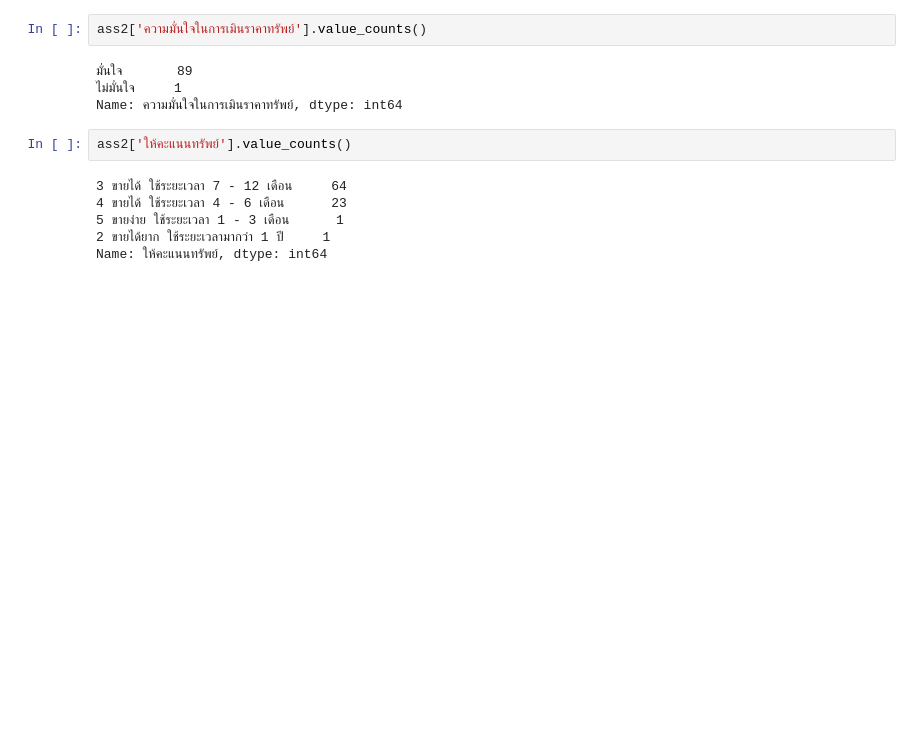
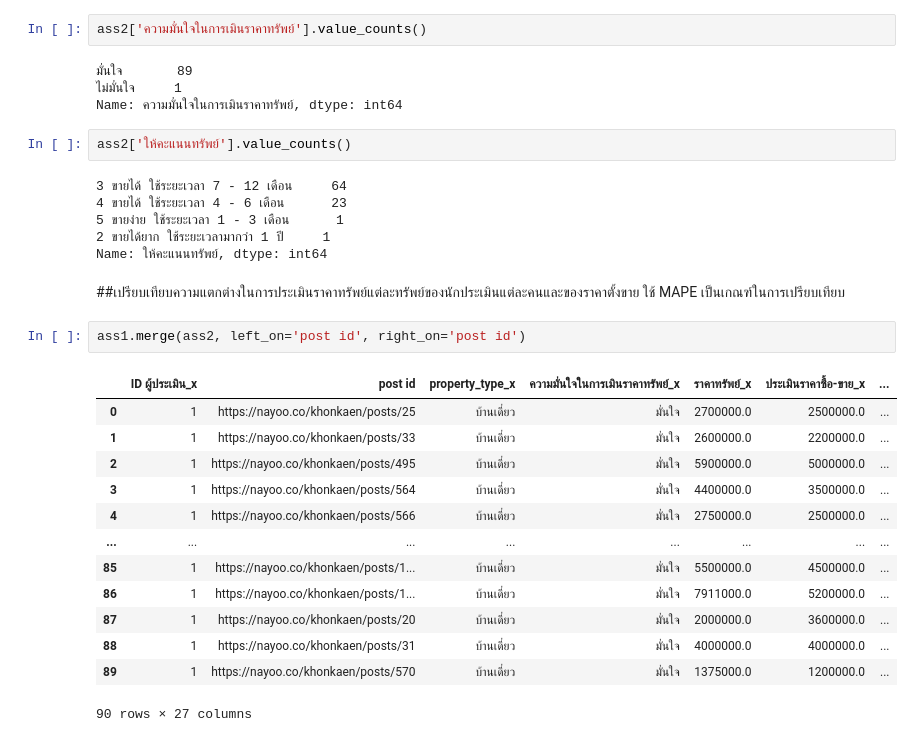
Before and after one commit to chutimaq/bsc_dpdm22, a Jupyter notebook: [dataprep1]_property_estimator.ipynb, the cells around one changed output. Cells and saved outputs as stored; diff of their text form; blank space fills up the shorter version.

```diff
--- a/[dataprep1]_property_estimator.ipynb
+++ b/[dataprep1]_property_estimator.ipynb
@@ -83,3 +83,21 @@ ass2['ให้คะแนนทรัพย์'].value_counts()
 5 ขายง่าย ใช้ระยะเวลา 1 - 3 เดือน      1
 2 ขายได้ยาก ใช้ระยะเวลามากว่า 1 ปี     1
 Name: ให้คะแนนทรัพย์, dtype: int64
+# %% [markdown]
+##เปรียบเทียบความแตกต่างในการประเมินราคาทรัพย์แต่ละทรัพย์ของนักประเมินแต่ละคนและของราคาตั้งขาย ใช้ MAPE เป็นเกณฑ์ในการเปรียบเทียบ
+# %%
+ass1.merge(ass2, left_on='post id', right_on='post id')
+# %% [output]
+|  | ID ผู้ประเมิน_x | post id | property_type_x | ความมั่นใจในการเมินราคาทรัพย์_x | ราคาทรัพย์_x | ประเมินราคาซื้อ-ขาย_x | ... |
+| 0 | 1 | https://nayoo.co/khonkaen/posts/25 | บ้านเดี่ยว | มั่นใจ | 2700000.0 | 2500000.0 | ... |
+| 1 | 1 | https://nayoo.co/khonkaen/posts/33 | บ้านเดี่ยว | มั่นใจ | 2600000.0 | 2200000.0 | ... |
+| 2 | 1 | https://nayoo.co/khonkaen/posts/495 | บ้านเดี่ยว | มั่นใจ | 5900000.0 | 5000000.0 | ... |
+| 3 | 1 | https://nayoo.co/khonkaen/posts/564 | บ้านเดี่ยว | มั่นใจ | 4400000.0 | 3500000.0 | ... |
+| 4 | 1 | https://nayoo.co/khonkaen/posts/566 | บ้านเดี่ยว | มั่นใจ | 2750000.0 | 2500000.0 | ... |
+| ... | ... | ... | ... | ... | ... | ... | ... |
+| 85 | 1 | https://nayoo.co/khonkaen/posts/1... | บ้านเดี่ยว | มั่นใจ | 5500000.0 | 4500000.0 | ... |
+| 86 | 1 | https://nayoo.co/khonkaen/posts/1... | บ้านเดี่ยว | มั่นใจ | 7911000.0 | 5200000.0 | ... |
+| 87 | 1 | https://nayoo.co/khonkaen/posts/20 | บ้านเดี่ยว | มั่นใจ | 2000000.0 | 3600000.0 | ... |
+| 88 | 1 | https://nayoo.co/khonkaen/posts/31 | บ้านเดี่ยว | มั่นใจ | 4000000.0 | 4000000.0 | ... |
+| 89 | 1 | https://nayoo.co/khonkaen/posts/570 | บ้านเดี่ยว | มั่นใจ | 1375000.0 | 1200000.0 | ... |
+90 rows × 27 columns
```
Also changed, not shown: parts of 1 cell of this notebook.
